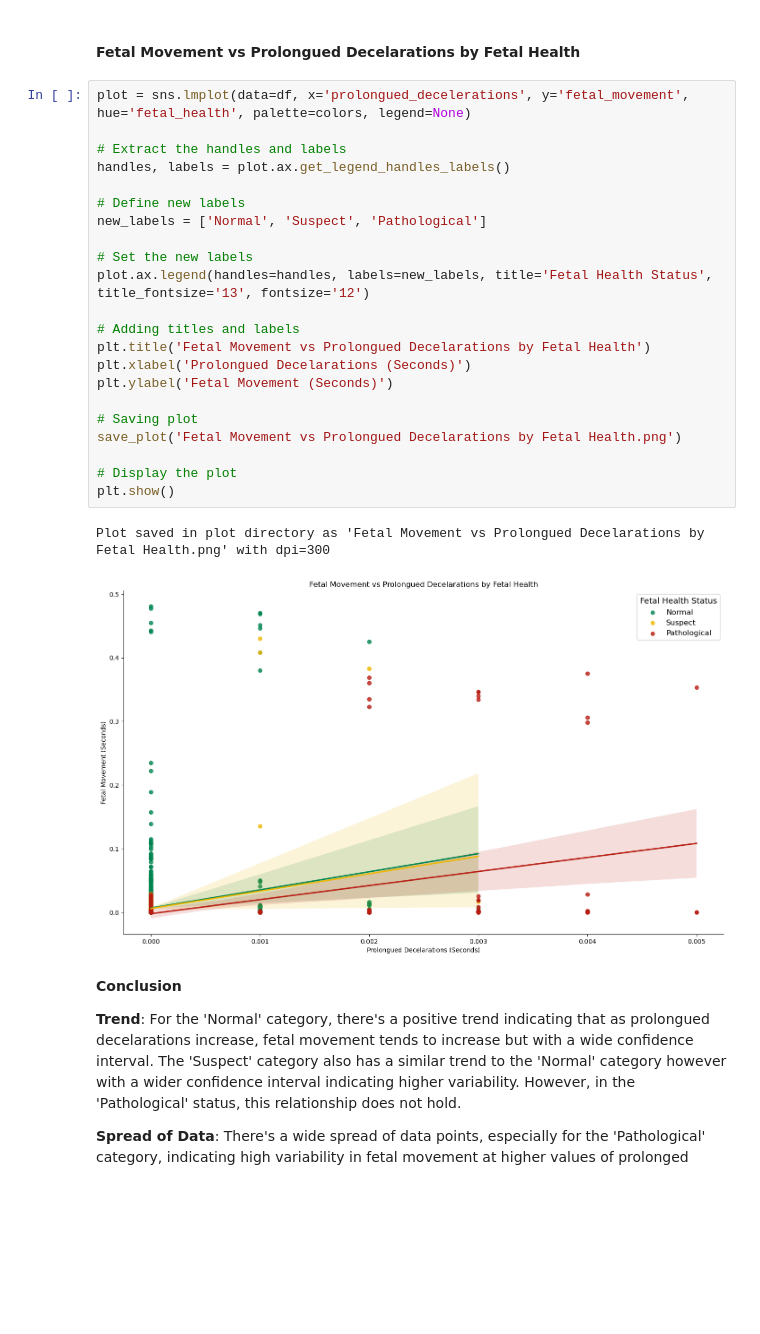
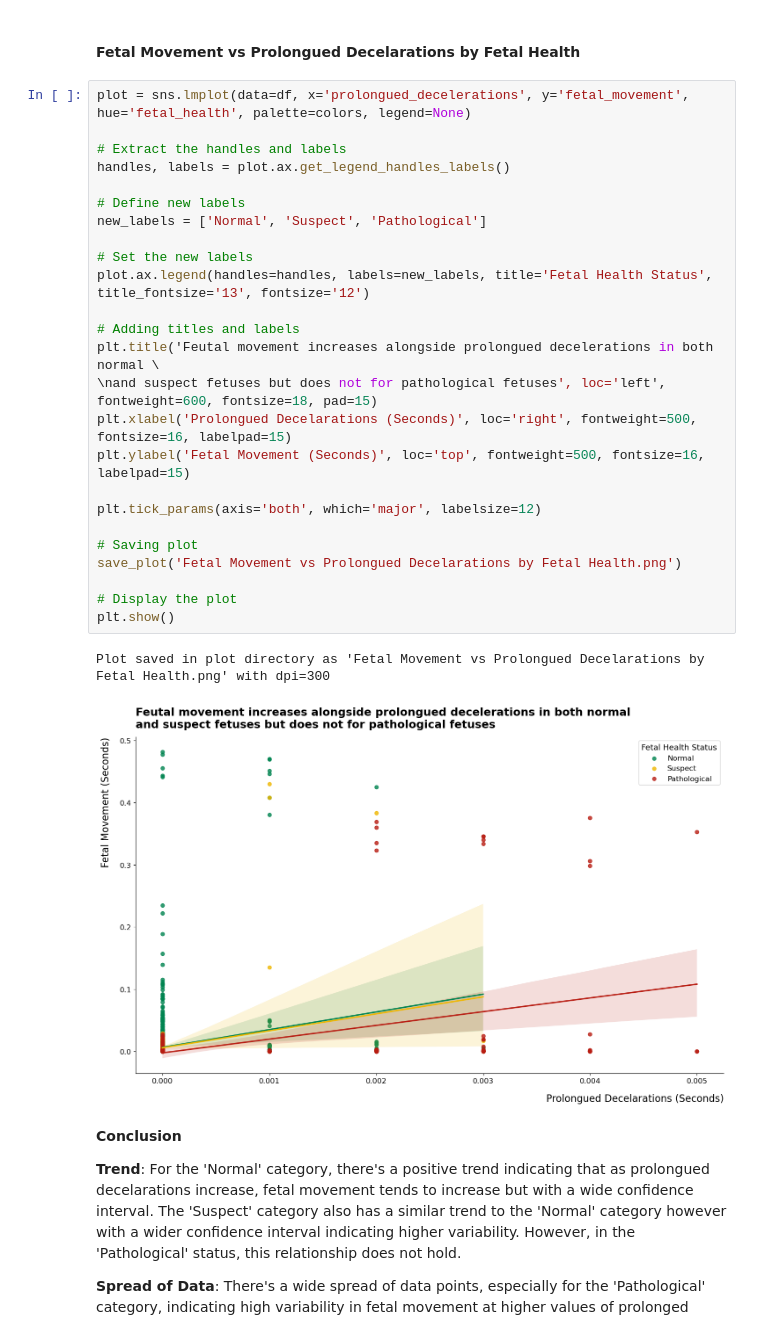
Before and after one commit to KenImade/fetal_classifier, a Jupyter notebook: fetal_health_classifier.ipynb, the cells around one changed output. Saved outputs shown, nothing was run; the diff lists cells and outputs as text; blank space fills up the shorter version.

```diff
--- a/fetal_health_classifier.ipynb
+++ b/fetal_health_classifier.ipynb
@@ -295,28 +305,31 @@ Plot saved in plot directory as 'Fetal Movement vs Accelerations by Fetal Health
 # %%
 plot = sns.lmplot(data=df, x='prolongued_decelerations', y='fetal_movement', hue='fetal_health', palette=colors, legend=None)
 
 # Extract the handles and labels
 handles, labels = plot.ax.get_legend_handles_labels()
 
 # Define new labels
 new_labels = ['Normal', 'Suspect', 'Pathological']
 
 # Set the new labels
 plot.ax.legend(handles=handles, labels=new_labels, title='Fetal Health Status', title_fontsize='13', fontsize='12')
 
 # Adding titles and labels
-plt.title('Fetal Movement vs Prolongued Decelarations by Fetal Health')
-plt.xlabel('Prolongued Decelarations (Seconds)')
-plt.ylabel('Fetal Movement (Seconds)')
+plt.title('Feutal movement increases alongside prolongued decelerations in both normal \
+\nand suspect fetuses but does not for pathological fetuses', loc='left', fontweight=600, fontsize=18, pad=15)
+plt.xlabel('Prolongued Decelarations (Seconds)', loc='right', fontweight=500, fontsize=16, labelpad=15)
+plt.ylabel('Fetal Movement (Seconds)', loc='top', fontweight=500, fontsize=16, labelpad=15)
+
+plt.tick_params(axis='both', which='major', labelsize=12)
 
 # Saving plot
 save_plot('Fetal Movement vs Prolongued Decelarations by Fetal Health.png')
 
 # Display the plot
 plt.show()
 # %% [output]
 Plot saved in plot directory as 'Fetal Movement vs Prolongued Decelarations by Fetal Health.png' with dpi=300
-[figure, old version]
+[figure, new version]
 # %% [markdown]
 **Conclusion**
 
```
Also changed, not shown: parts of 9 cells of this notebook, 9 other files.
